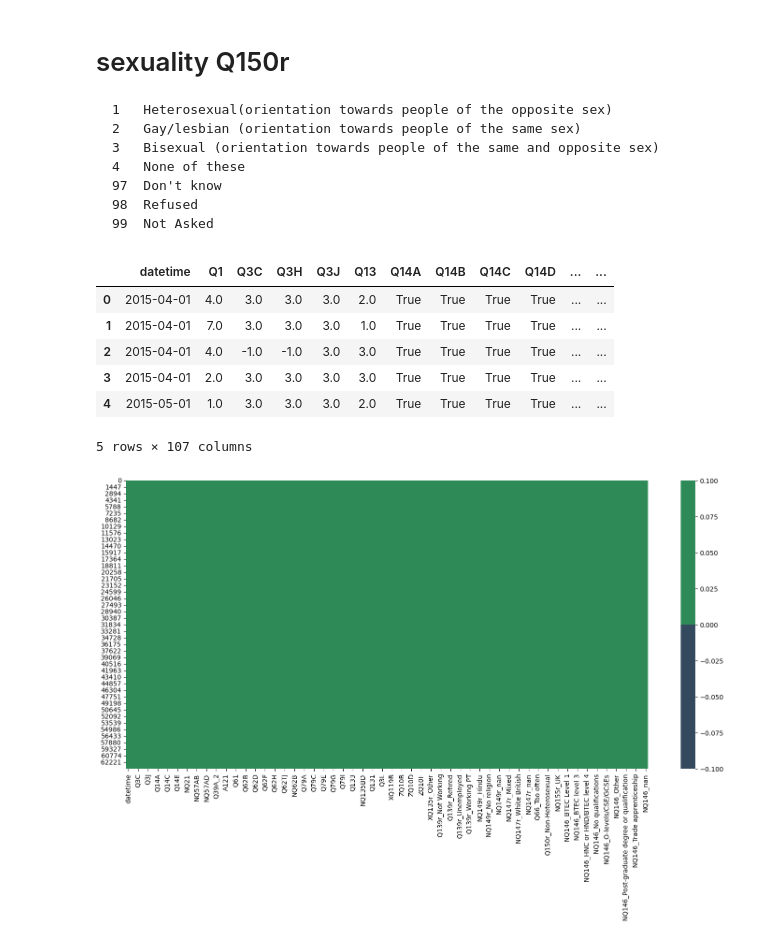
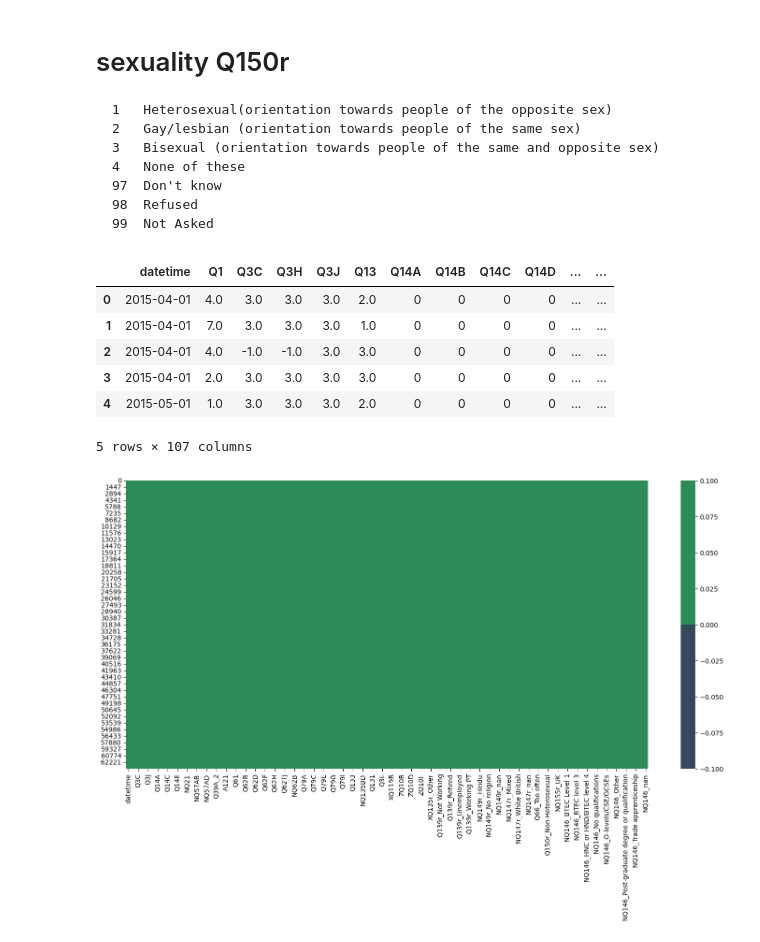
Before and after one commit to WnagZ/DBL2-Group10, a Jupyter notebook: PAS_granural.ipynb, the cells around one changed output. Drawn from its saved outputs; the diff is of its cells as text; code cells hidden in the pictures.

```diff
--- a/PAS_granural.ipynb
+++ b/PAS_granural.ipynb
@@ -1417,16 +1408,18 @@ for col in nominal_encoding:
     97	Don't know
 	98	Refused
 	99	Not Asked
-# %%
-Encoded_df.head()
-# %% [output]
-|  | datetime | Q1 | Q3C | Q3H | Q3J | Q13 | Q14A | Q14B | Q14C | Q14D | ... | ... |
-| 0 | 2015-04-01 | 4.0 | 3.0 | 3.0 | 3.0 | 2.0 | True | True | True | True | ... | ... |
-| 1 | 2015-04-01 | 7.0 | 3.0 | 3.0 | 3.0 | 1.0 | True | True | True | True | ... | ... |
-| 2 | 2015-04-01 | 4.0 | -1.0 | -1.0 | 3.0 | 3.0 | True | True | True | True | ... | ... |
-| 3 | 2015-04-01 | 2.0 | 3.0 | 3.0 | 3.0 | 3.0 | True | True | True | True | ... | ... |
-| 4 | 2015-05-01 | 1.0 | 3.0 | 3.0 | 3.0 | 2.0 | True | True | True | True | ... | ... |
-5 rows × 107 columns
+# %%
+Encoded_df.loc[:, Encoded_df.columns != 'datetime'] = Encoded_df.loc[:, Encoded_df.columns != 'datetime'].astype(int)
+
+Encoded_df.head()
+# %% [output]
+|  | datetime | Q1 | Q3C | Q3H | Q3J | Q13 | Q14A | Q14B | Q14C | Q14D | ... | ... |
+| 0 | 2015-04-01 | 4.0 | 3.0 | 3.0 | 3.0 | 2.0 | 0 | 0 | 0 | 0 | ... | ... |
+| 1 | 2015-04-01 | 7.0 | 3.0 | 3.0 | 3.0 | 1.0 | 0 | 0 | 0 | 0 | ... | ... |
+| 2 | 2015-04-01 | 4.0 | -1.0 | -1.0 | 3.0 | 3.0 | 0 | 0 | 0 | 0 | ... | ... |
+| 3 | 2015-04-01 | 2.0 | 3.0 | 3.0 | 3.0 | 3.0 | 0 | 0 | 0 | 0 | ... | ... |
+| 4 | 2015-05-01 | 1.0 | 3.0 | 3.0 | 3.0 | 2.0 | 0 | 0 | 0 | 0 | ... | ... |
+5 rows × 107 columns
 # %%
 
 plot_NAN(Encoded_df)
```
Also changed, not shown: parts of 14 cells of this notebook, 4 other files.
